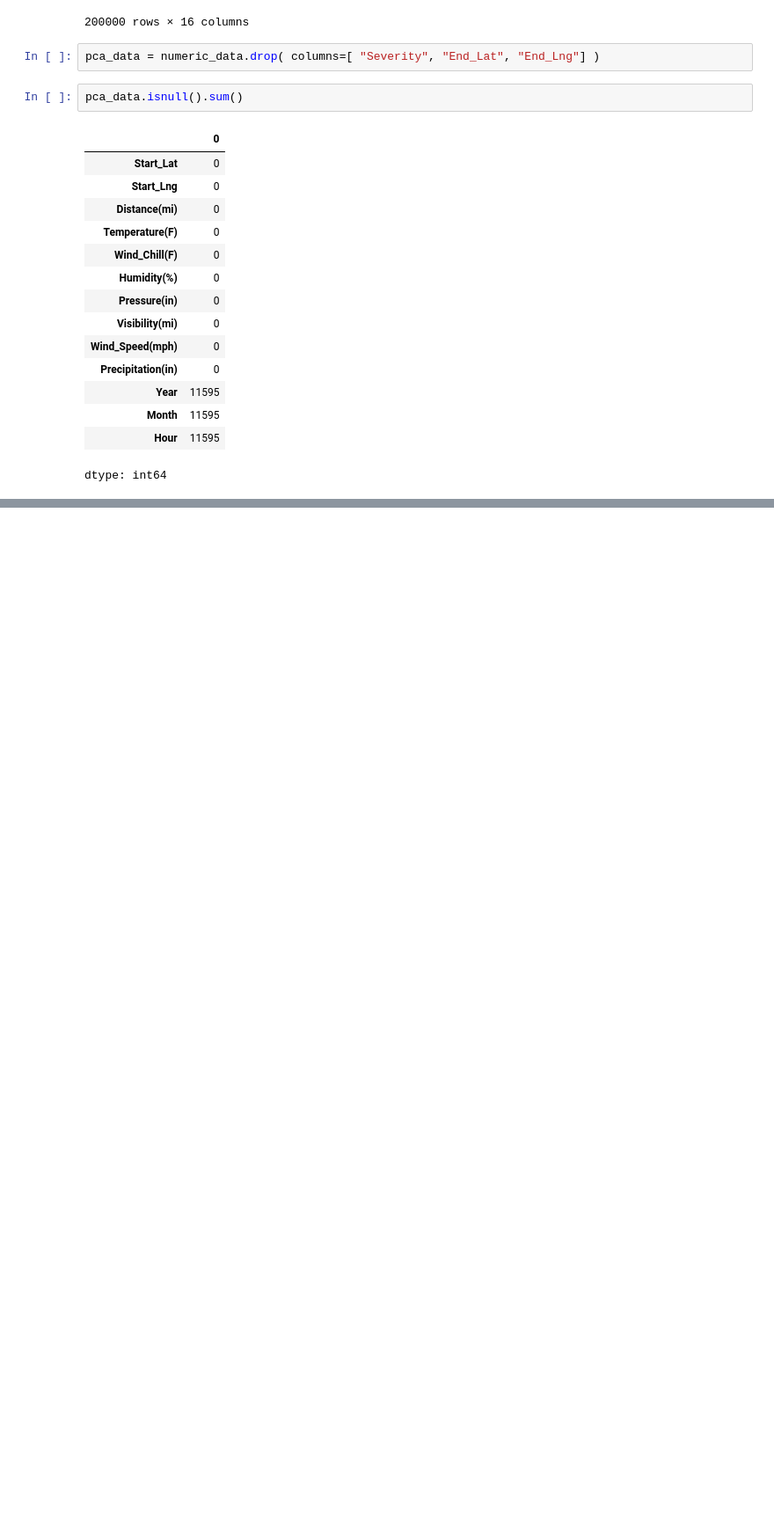
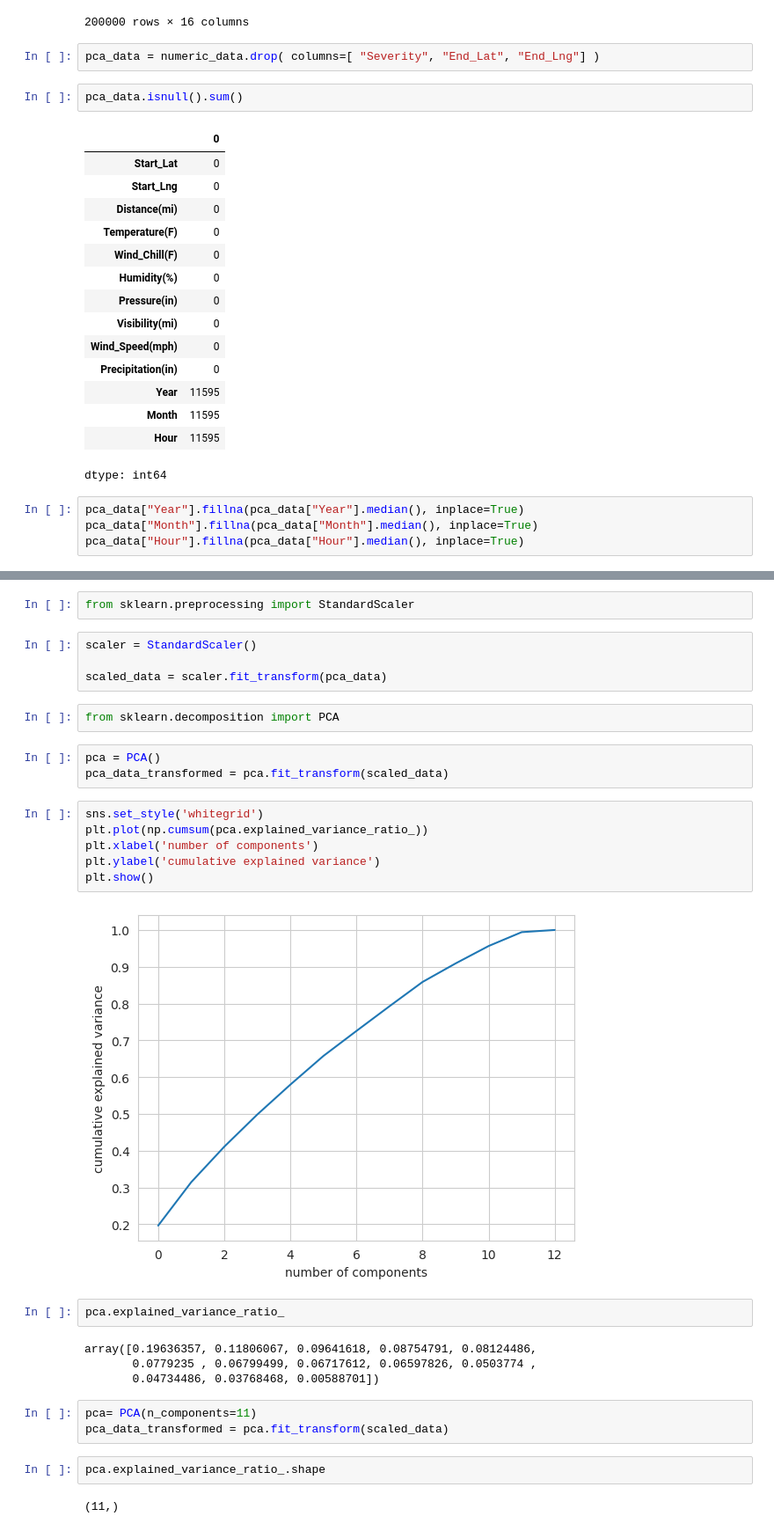
Before and after one commit to Aditya127812/P.C.A_Task, a Jupyter notebook: Task_3.ipynb, the cells around one changed output, grey strips where cells are left out. Shown at 88% size. Saved outputs shown, nothing was run; the diff lists cells and outputs as text; blank space fills up the shorter version.

```diff
--- a/Task_3.ipynb
+++ b/Task_3.ipynb
@@ -361,3 +369,7 @@ pca_data.isnull().sum()
 | Month | 11595 |
 | Hour | 11595 |
 dtype: int64
+# %%
+pca_data["Year"].fillna(pca_data["Year"].median(), inplace=True)
+pca_data["Month"].fillna(pca_data["Month"].median(), inplace=True)
+pca_data["Hour"].fillna(pca_data["Hour"].median(), inplace=True)
@@ -363,0 +411,32 @@ dtype: int64
+# %%
+from sklearn.preprocessing import StandardScaler
+# %%
+scaler = StandardScaler()
+
+scaled_data = scaler.fit_transform(pca_data)
+# %%
+from sklearn.decomposition import PCA
+# %%
+pca = PCA()
+pca_data_transformed = pca.fit_transform(scaled_data)
+# %%
+sns.set_style('whitegrid')
+plt.plot(np.cumsum(pca.explained_variance_ratio_))
+plt.xlabel('number of components')
+plt.ylabel('cumulative explained variance')
+plt.show()
+# %% [output]
+[figure, added]
+# %%
+pca.explained_variance_ratio_
+# %% [output]
+array([0.19636357, 0.11806067, 0.09641618, 0.08754791, 0.08124486,
+       0.0779235 , 0.06799499, 0.06717612, 0.06597826, 0.0503774 ,
+       0.04734486, 0.03768468, 0.00588701])
+# %%
+pca= PCA(n_components=11)
+pca_data_transformed = pca.fit_transform(scaled_data)
+# %%
+pca.explained_variance_ratio_.shape
+# %% [output]
+(11,)
```
Also changed, not shown: parts of 6 cells of this notebook.
